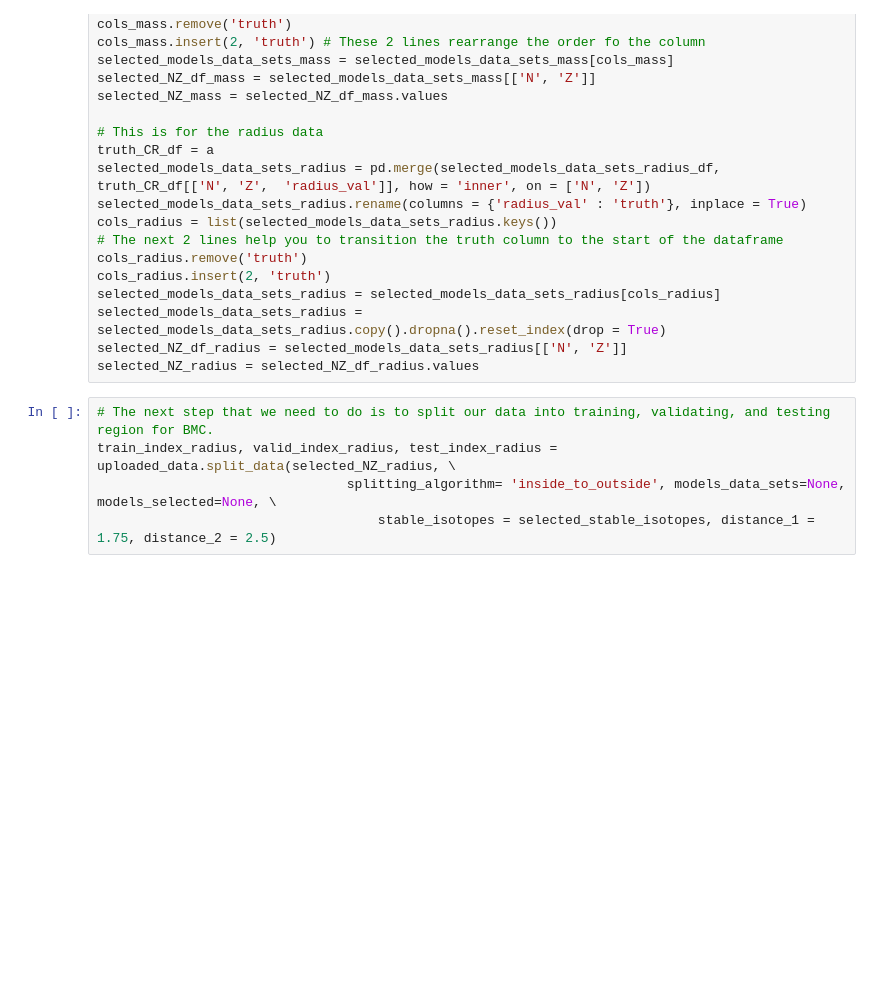
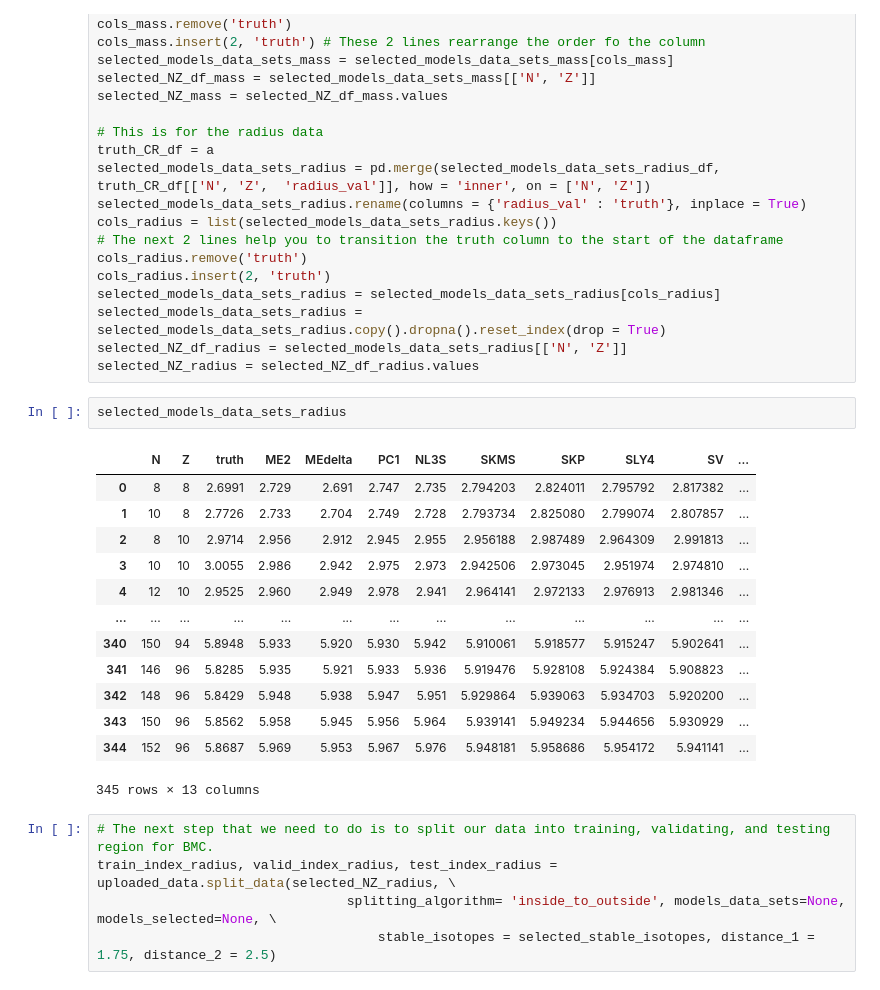
Before and after one commit to ascsn/pybmc, a Jupyter notebook: pybmc trials/test_notebook.ipynb, the cells around one changed output. Cells and saved outputs as stored; diff of their text form; blank space fills up the shorter version.

```diff
--- a/pybmc trials/test_notebook.ipynb
+++ b/pybmc trials/test_notebook.ipynb
@@ -90,6 +90,22 @@ selected_models_data_sets_radius = selected_models_data_sets_radius[cols_radius]
 selected_models_data_sets_radius = selected_models_data_sets_radius.copy().dropna().reset_index(drop = True)
 selected_NZ_df_radius = selected_models_data_sets_radius[['N', 'Z']]
 selected_NZ_radius = selected_NZ_df_radius.values
+# %%
+selected_models_data_sets_radius
+# %% [output]
+|  | N | Z | truth | ME2 | MEdelta | PC1 | NL3S | SKMS | SKP | SLY4 | SV | ... |
+| 0 | 8 | 8 | 2.6991 | 2.729 | 2.691 | 2.747 | 2.735 | 2.794203 | 2.824011 | 2.795792 | 2.817382 | ... |
+| 1 | 10 | 8 | 2.7726 | 2.733 | 2.704 | 2.749 | 2.728 | 2.793734 | 2.825080 | 2.799074 | 2.807857 | ... |
+| 2 | 8 | 10 | 2.9714 | 2.956 | 2.912 | 2.945 | 2.955 | 2.956188 | 2.987489 | 2.964309 | 2.991813 | ... |
+| 3 | 10 | 10 | 3.0055 | 2.986 | 2.942 | 2.975 | 2.973 | 2.942506 | 2.973045 | 2.951974 | 2.974810 | ... |
+| 4 | 12 | 10 | 2.9525 | 2.960 | 2.949 | 2.978 | 2.941 | 2.964141 | 2.972133 | 2.976913 | 2.981346 | ... |
+| ... | ... | ... | ... | ... | ... | ... | ... | ... | ... | ... | ... | ... |
+| 340 | 150 | 94 | 5.8948 | 5.933 | 5.920 | 5.930 | 5.942 | 5.910061 | 5.918577 | 5.915247 | 5.902641 | ... |
+| 341 | 146 | 96 | 5.8285 | 5.935 | 5.921 | 5.933 | 5.936 | 5.919476 | 5.928108 | 5.924384 | 5.908823 | ... |
+| 342 | 148 | 96 | 5.8429 | 5.948 | 5.938 | 5.947 | 5.951 | 5.929864 | 5.939063 | 5.934703 | 5.920200 | ... |
+| 343 | 150 | 96 | 5.8562 | 5.958 | 5.945 | 5.956 | 5.964 | 5.939141 | 5.949234 | 5.944656 | 5.930929 | ... |
+| 344 | 152 | 96 | 5.8687 | 5.969 | 5.953 | 5.967 | 5.976 | 5.948181 | 5.958686 | 5.954172 | 5.941141 | ... |
+345 rows × 13 columns
 # %%
 # The next step that we need to do is to split our data into training, validating, and testing region for BMC.
 train_index_radius, valid_index_radius, test_index_radius = uploaded_data.split_data(selected_NZ_radius, \
```
Also changed, not shown: parts of 7 cells of this notebook, 1 other file.
